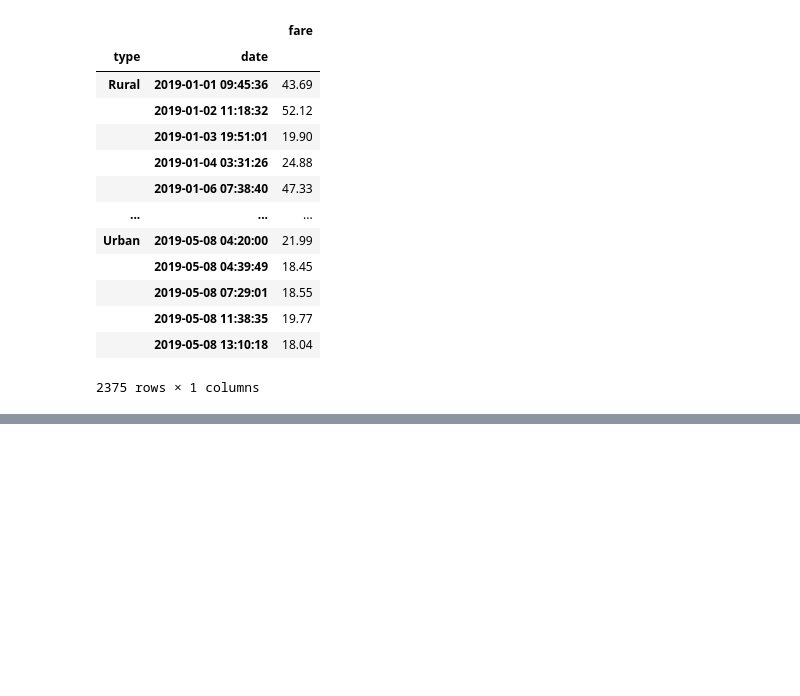
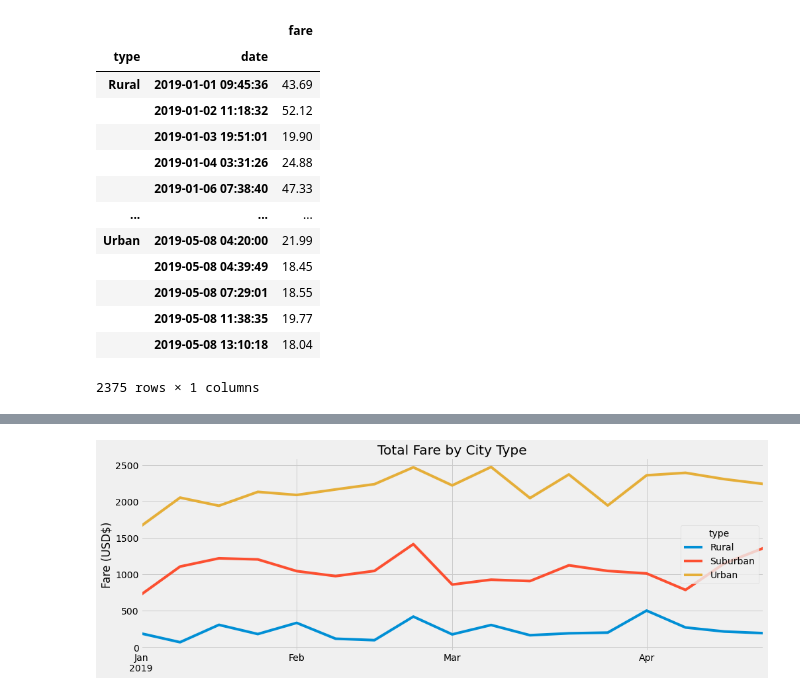
Before and after one commit to BlakeKen/Pyber_Analysis, a Jupyter notebook: PyBer_Challenge.ipynb, the cells around one changed output, grey strips where cells are left out. Cells and saved outputs as stored; diff of their text form; code cells hidden in the pictures; blank space fills up the shorter version.

Commit message:
finish deliverable 2, add final summary png

```diff
--- a/PyBer_Challenge.ipynb
+++ b/PyBer_Challenge.ipynb
@@ -153,4 +153,4 @@ pyber_data_by_date_df = pyber_data_by_date_df.reset_index()
 # %%
 # 11. Create a pivot table with the 'date' as the index, the columns ='type', and values='fare'
 # to get the total fares for each type of city by the date.
-pyber_data_by_date_df.pivot(index= "date" , columns= "type" , values= "fare")
+pyber_data_by_date_df = pyber_data_by_date_df.pivot(index= "date" , columns= "type" , values= "fare")
@@ -172,5 +174,5 @@ pyber_data_by_date_df.pivot(index= "date" , columns= "type" , values= "fare")
 # %%
 # 12. Create a new DataFrame from the pivot table DataFrame using loc on the given dates, '2018-01-01':'2018-04-29'.
-pyber_data_locdates_df = pyber_data_by_date_df.loc["2019-01-01" : "2019-04-29"]
-print(pyber_data_by_date_df.loc["2019-01-01" : "2019-04-29"])
+pyber_data_locdates_df = pyber_data_by_date_df.loc["2019-01-01" : "2019-04-29", : ]
+print(pyber_data_locdates_df)
 # %% [output]
@@ -180,5 +194,6 @@ Index: []
 # %%
 # 13. Set the "date" index to datetime datatype. This is necessary to use the resample() method in Step 8.
 # df.index = pd.to_datetime(df.index)
+pyber_data_locdates_df.index = pd.to_datetime(pyber_data_locdates_df.index)
 # %%
 # 14. Check that the datatype for the index is datetime using df.info()
@@ -185,2 +212,4 @@ Index: []
 # %%
 # 15. Create a new DataFrame using the "resample()" function by week 'W' and get the sum of the fares for each week.
+pyber_data_by_week_df = pyber_data_locdates_df.resample("W").sum()
+pyber_data_by_week_df
@@ -187,7 +236,15 @@ Index: []
 # %%
 # 16. Using the object-oriented interface method, plot the resample DataFrame using the df.plot() function.
+pyber_data_by_week_df.plot(figsize=(15,5 ))
+plt.ylabel("Fare (USD$)")
+plt.xlabel("")
+plt.title("Total Fare by City Type")
 
 # Import the style from Matplotlib.
 from matplotlib import style
 # Use the graph style fivethirtyeight.
 style.use('fivethirtyeight')
+
+plt.savefig("analysis/Pyber_fare_summary.png")
+# %% [output]
+[figure, added]
```
Also changed, not shown: parts of 5 cells of this notebook, 2 other files.
